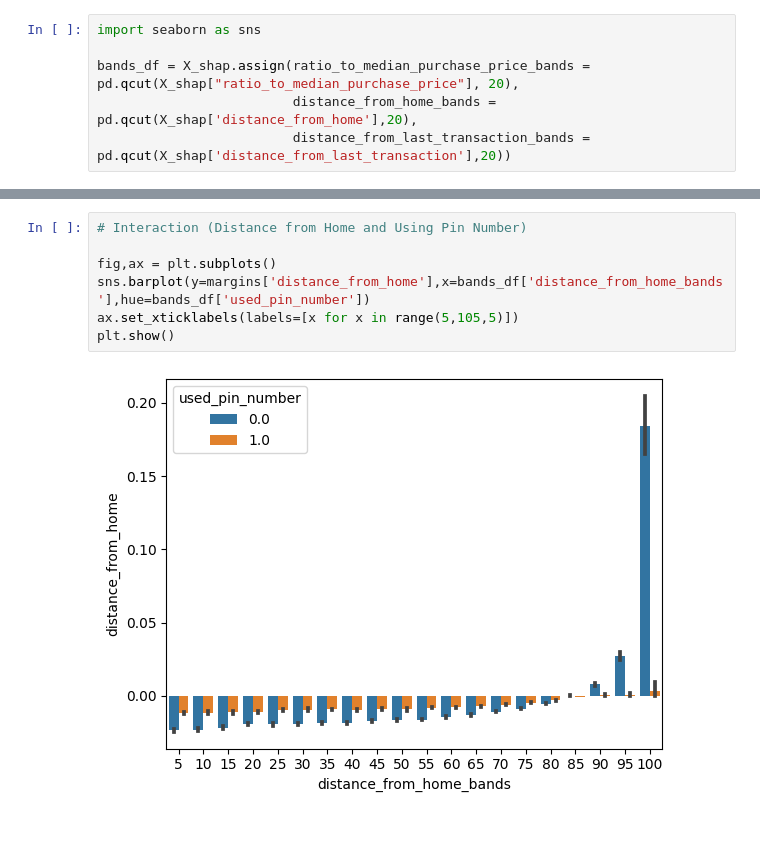
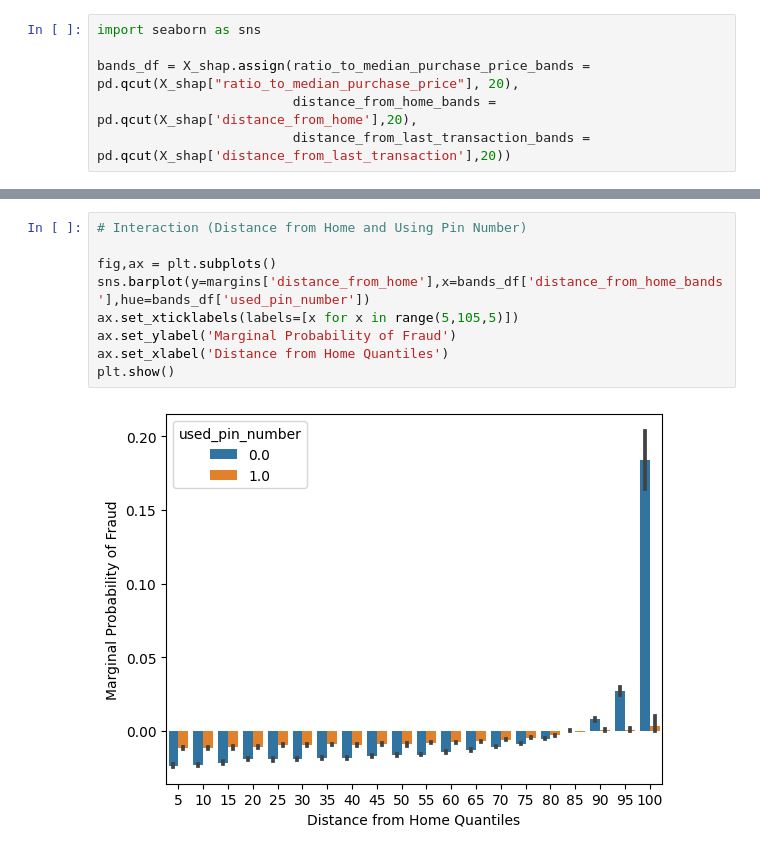
Before and after one commit to jakepenzak/blog-posts, a Jupyter notebook: Predictive Params in Logistic Reg/script.ipynb, the cells around one changed output, grey strips where cells are left out. Cells and saved outputs as stored; diff of their text form.

```diff
--- a/Predictive Params in Logistic Reg/script.ipynb
+++ b/Predictive Params in Logistic Reg/script.ipynb
@@ -254,9 +257,11 @@ plt.show()
 # %%
 # Interaction (Distance from Home and Using Pin Number)
 
 fig,ax = plt.subplots()
 sns.barplot(y=margins['distance_from_home'],x=bands_df['distance_from_home_bands'],hue=bands_df['used_pin_number'])
 ax.set_xticklabels(labels=[x for x in range(5,105,5)])
+ax.set_ylabel('Marginal Probability of Fraud')
+ax.set_xlabel('Distance from Home Quantiles')
 plt.show()
 # %% [output]
-[figure, old version]
+[figure, new version]
```
Also changed, not shown: parts of 3 cells of this notebook.
